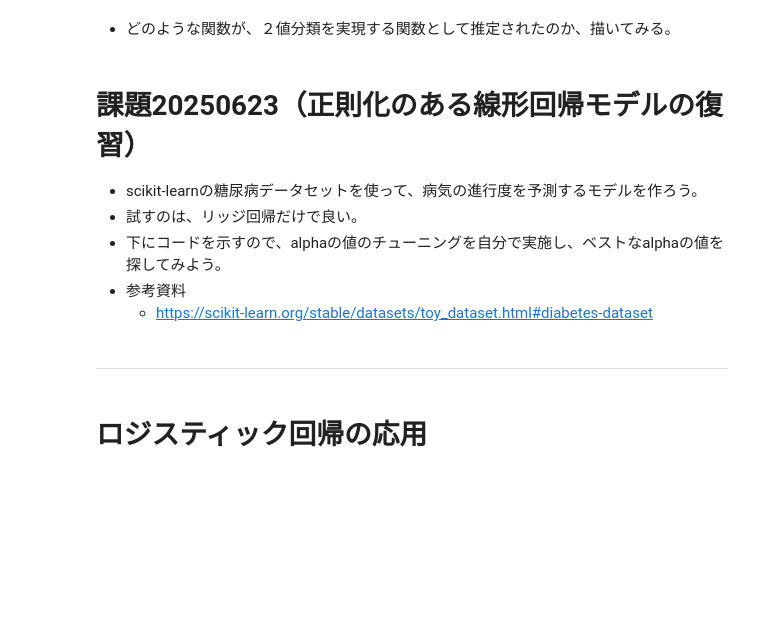
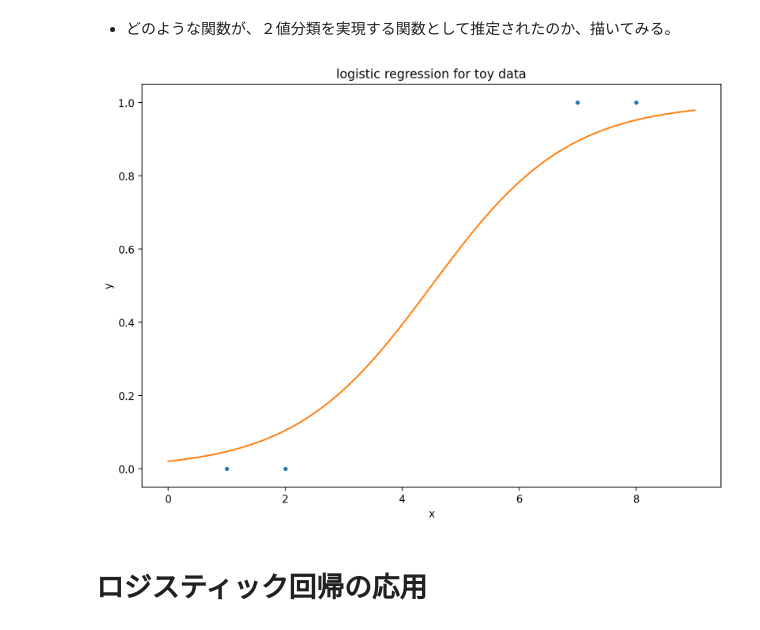
Before and after one commit to tomonari-masada/course2026-intro2ml, a Jupyter notebook: 09_logistic_regression.ipynb, the cells around one changed output. Cells and saved outputs as stored; diff of their text form; code cells hidden in the pictures; blank space fills up the shorter version.

```diff
--- a/09_logistic_regression.ipynb
+++ b/09_logistic_regression.ipynb
@@ -54,14 +78,12 @@ print(a, b)
 # %%
 fig = plt.figure(figsize=(10,7))
 xs = np.linspace(0,9,101)
 ys = clf.predict_proba(xs.reshape(-1,1))
 plt.plot(x, y, '.')
 plt.plot(xs, ys[:,1])
+plt.xlabel('x')
+plt.ylabel('y')
+plt.title('logistic regression for toy data')
 plt.show()
+# %% [output]
+[figure, added]
-# %% [markdown]
-# 課題20250623（正則化のある線形回帰モデルの復習）
-* scikit-learnの糖尿病データセットを使って、病気の進行度を予測するモデルを作ろう。
-* 試すのは、リッジ回帰だけで良い。
-* 下にコードを示すので、alphaの値のチューニングを自分で実施し、ベストなalphaの値を探してみよう。
-* 参考資料
-  * https://scikit-learn.org/stable/datasets/toy_dataset.html#diabetes-dataset
@@ -94,5 +90,3 @@ print(f"Ridge alpha={best_alpha} RMSE on test set: {rmse_ridge_test:.2f}")
-# %% [markdown]
-----
 # %% [markdown]
 # ロジスティック回帰の応用
 # %% [markdown]
```
Also changed, not shown: parts of 9 cells of this notebook.
